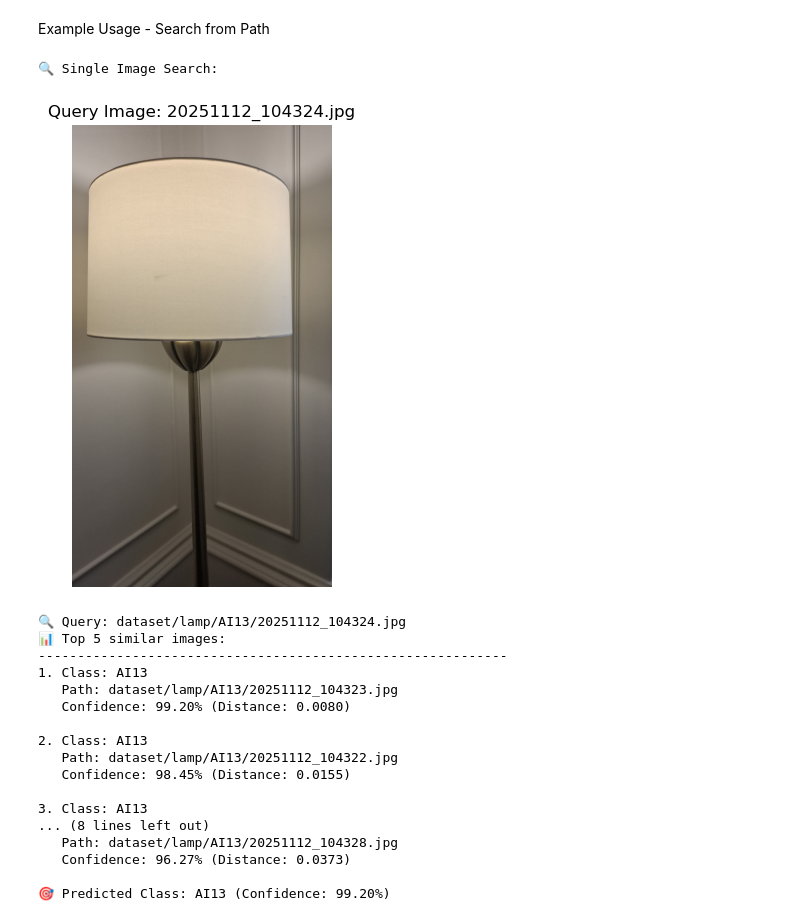
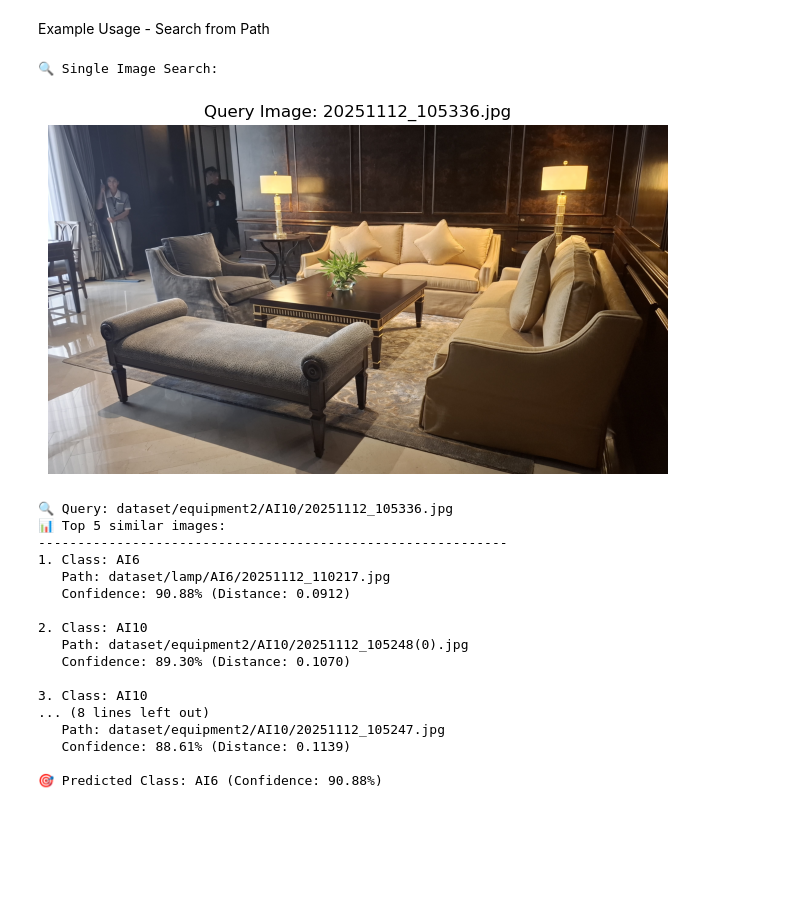
Before and after one commit to sedtawut35085/equipment_profile_image_search, a Jupyter notebook: main.ipynb, the cells around one changed output. Drawn from its saved outputs; the diff is of its cells as text; code cells hidden in the pictures; blank space fills up the shorter version.

```diff
--- a/main.ipynb
+++ b/main.ipynb
@@ -161,7 +161,7 @@ def process_multi_class_dataset(dataset_path="dataset/", test_size=0.2, random_s
 
 # Process all classes
 print("🚀 Starting multi-class dataset processing...")
-train_embeddings, val_embeddings = process_multi_class_dataset(dataset_path="dataset/lamp")
+train_embeddings, val_embeddings = process_multi_class_dataset(dataset_path="dataset/equipment")
 
 # Show class distribution
 if train_embeddings:
@@ -682,29 +682,29 @@ def search_with_confidence_threshold(image_path, connection, confidence_threshol
 Example Usage - Search from Path
 # %%
 # Example 1: Search for a single image from testset
-test_image_path = "dataset/lamp/AI13/20251112_104324.jpg"
+test_image_path = "dataset/equipment2/AI10/20251112_105336.jpg"
 print("🔍 Single Image Search:")
 results = search_similar_images_from_path(test_image_path, connection, top_k=5)
 # %% [output]
 🔍 Single Image Search:
-[figure, old version]
+[figure, new version]
-🔍 Query: dataset/lamp/AI13/20251112_104324.jpg
+🔍 Query: dataset/equipment2/AI10/20251112_105336.jpg
 📊 Top 5 similar images:
 ------------------------------------------------------------
-1. Class: AI13
-   Path: dataset/lamp/AI13/20251112_104323.jpg
-   Confidence: 99.20% (Distance: 0.0080)
+1. Class: AI6
+   Path: dataset/lamp/AI6/20251112_110217.jpg
+   Confidence: 90.88% (Distance: 0.0912)
 
-2. Class: AI13
-   Path: dataset/lamp/AI13/20251112_104322.jpg
-   Confidence: 98.45% (Distance: 0.0155)
+2. Class: AI10
+   Path: dataset/equipment2/AI10/20251112_105248(0).jpg
+   Confidence: 89.30% (Distance: 0.1070)
 
-3. Class: AI13
+3. Class: AI10
 ... (8 lines left out)
-   Path: dataset/lamp/AI13/20251112_104328.jpg
-   Confidence: 96.27% (Distance: 0.0373)
+   Path: dataset/equipment2/AI10/20251112_105247.jpg
+   Confidence: 88.61% (Distance: 0.1139)
 
-🎯 Predicted Class: AI13 (Confidence: 99.20%)
+🎯 Predicted Class: AI6 (Confidence: 90.88%)
 # %%
 # Example 2: Batch search multiple images from testset
 print("\n" + "="*60)
```
Also changed, not shown: parts of 4 cells of this notebook.
